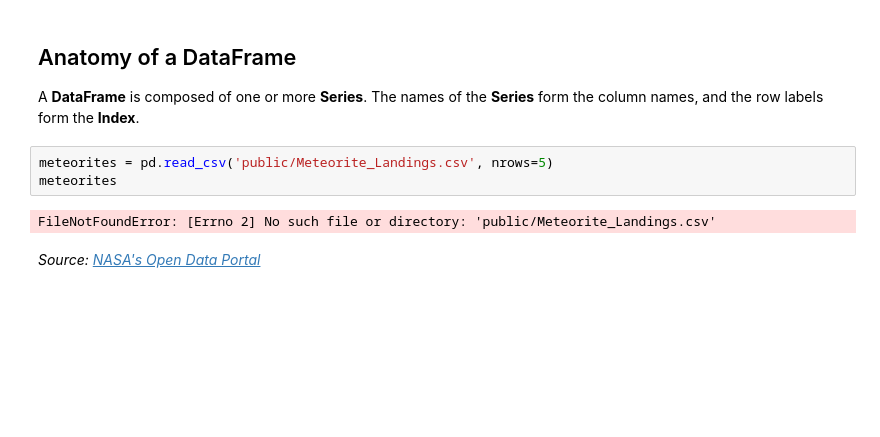
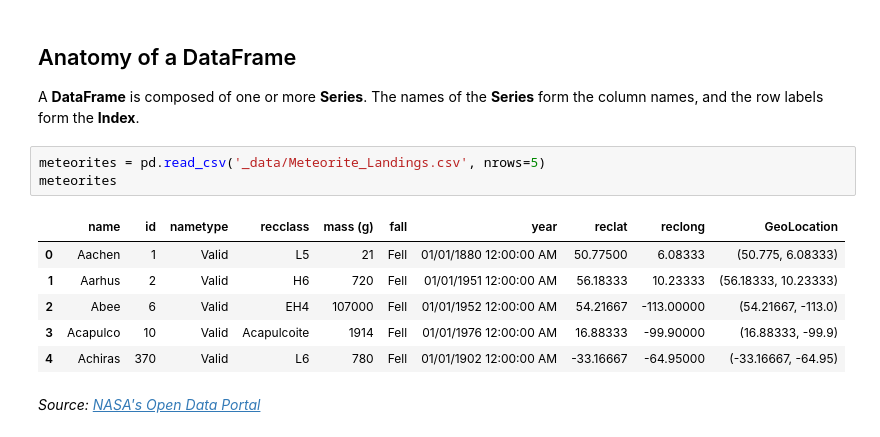
Before and after one commit to climate-analytics-lab/sioc209-2024-sp, a Jupyter notebook: sioc209-2024-sp/01_intro/02_data_collection_and_prep.ipynb, the cells around one changed output. Cells and saved outputs as stored; diff of their text form; blank space fills up the shorter version.

```diff
--- a/sioc209-2024-sp/01_intro/02_data_collection_and_prep.ipynb
+++ b/sioc209-2024-sp/01_intro/02_data_collection_and_prep.ipynb
@@ -31,10 +31,15 @@ import pandas as pd
 
 A **DataFrame** is composed of one or more **Series**. The names of the **Series** form the column names, and the row labels form the **Index**.
 # %%
-meteorites = pd.read_csv('public/Meteorite_Landings.csv', nrows=5)
+meteorites = pd.read_csv('_data/Meteorite_Landings.csv', nrows=5)
 meteorites
 # %% [output]
-FileNotFoundError: [Errno 2] No such file or directory: 'public/Meteorite_Landings.csv'
+|  | name | id | nametype | recclass | mass (g) | fall | year | reclat | reclong | GeoLocation |
+| 0 | Aachen | 1 | Valid | L5 | 21 | Fell | 01/01/1880 12:00:00 AM | 50.77500 | 6.08333 | (50.775, 6.08333) |
+| 1 | Aarhus | 2 | Valid | H6 | 720 | Fell | 01/01/1951 12:00:00 AM | 56.18333 | 10.23333 | (56.18333, 10.23333) |
+| 2 | Abee | 6 | Valid | EH4 | 107000 | Fell | 01/01/1952 12:00:00 AM | 54.21667 | -113.00000 | (54.21667, -113.0) |
+| 3 | Acapulco | 10 | Valid | Acapulcoite | 1914 | Fell | 01/01/1976 12:00:00 AM | 16.88333 | -99.90000 | (16.88333, -99.9) |
+| 4 | Achiras | 370 | Valid | L6 | 780 | Fell | 01/01/1902 12:00:00 AM | -33.16667 | -64.95000 | (-33.16667, -64.95) |
 # %% [markdown]
 *Source: [NASA's Open Data Portal](https://data.nasa.gov/Space-Science/Meteorite-Landings/gh4g-9sfh)*
 # %% [markdown]
```
Also changed, not shown: parts of 61 cells of this notebook, 9 other files.
